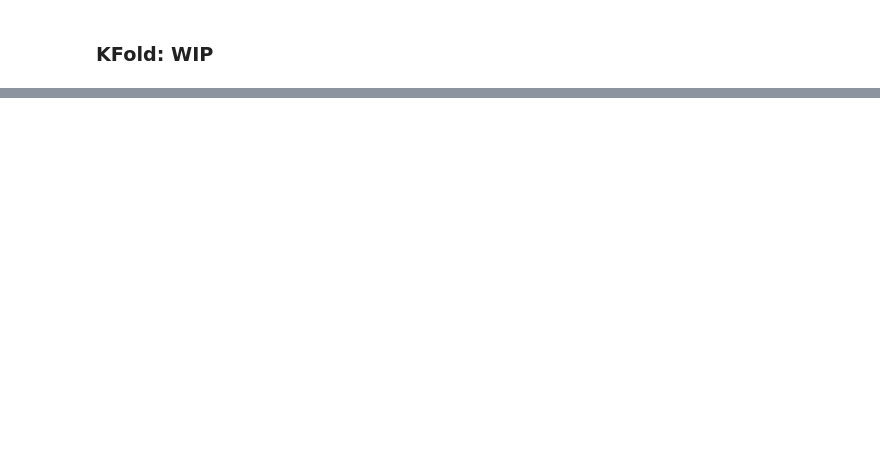
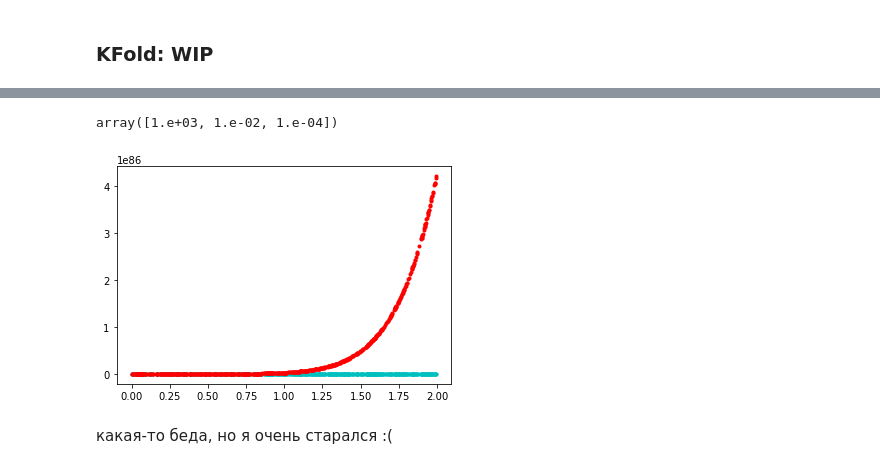
Before and after one commit to Alex2034/CompMath, a Jupyter notebook: A3_HW.ipynb, the cells around one changed output, grey strips where cells are left out. Saved outputs shown, nothing was run; the diff lists cells and outputs as text; code cells hidden in the pictures; blank space fills up the shorter version.

```diff
--- a/A3_HW.ipynb
+++ b/A3_HW.ipynb
@@ -193,0 +180,14 @@ TRAIN: [ 84  85  86  87  88  89  90  91  92  93  94  95  96  97  98  99 100 101
+# %%
+n_splits = 4
+
+kf = KFold(n_splits=n_splits)
+KFold(n_splits=n_splits, random_state=None, shuffle=True);
+
+w0 = np.random.normal(0, 0.4, X_train.shape[1])
+w = w0
+lr = 10e-5
+mu = 0.1
+iter_number = 100
+
+train_losses = []
+test_losses = []
@@ -193,0 +220,30 @@ TRAIN: [ 84  85  86  87  88  89  90  91  92  93  94  95  96  97  98  99 100 101
+# %%
+train_params = []
+
+for mu in np.logspace(-2, 1, 4):
+    for lr in np.logspace(-8, -4, 5):
+        for iter_num in np.logspace(1, 3, 3):
+            iter_number=int(np.round(iter_num))
+            l = np.mean(train_KFold(X, y, mu=mu, lr=lr, iter_number=iter_number))
+            train_params.append([iter_number, mu, lr, l])
+# %%
+train_params = np.array(train_params)
+train_params = train_params[train_params[:,3].argsort()]
+# print('optimal parameters are')
+# for i in range(4):
+#     print(['iterations =', 'mu =', 'lr = ', 'MSE ='][i], train_params[0][i])
+# np.log10(train_params)
+train_params[0][0:3]
+# %% [output]
+array([1.e+03, 1.e-02, 1.e-04])
+# %%
+[mu, lr] = train_params[0][1:-1]
+w = train_Fold(X, y, mu=mu, lr=lr, iter_number=30)
+y_pred = X @ w;
+plt.scatter(x, y, c='c', marker = '.')
+plt.scatter(x, y_pred, c='r', marker ='.')
+plt.show()
+# %% [output]
+[figure, added]
+# %% [markdown]
+какая-то беда, но я очень старался :(
```
Also changed, not shown: parts of 11 cells of this notebook, 1 other file.
